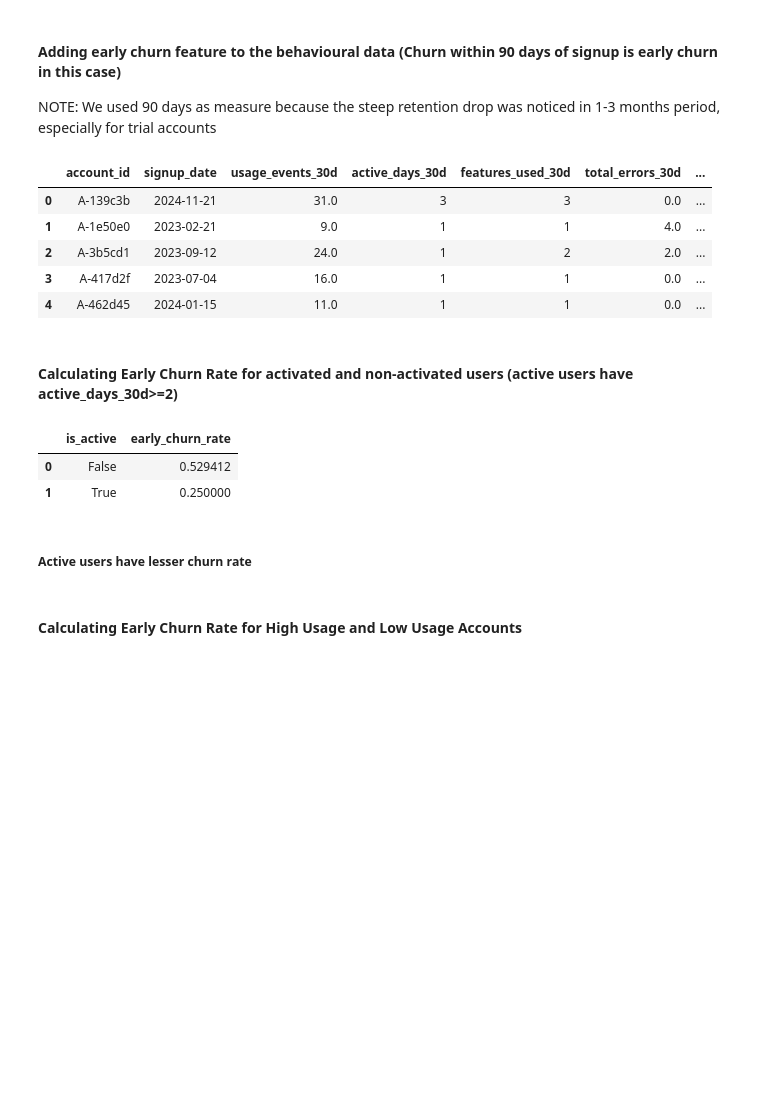
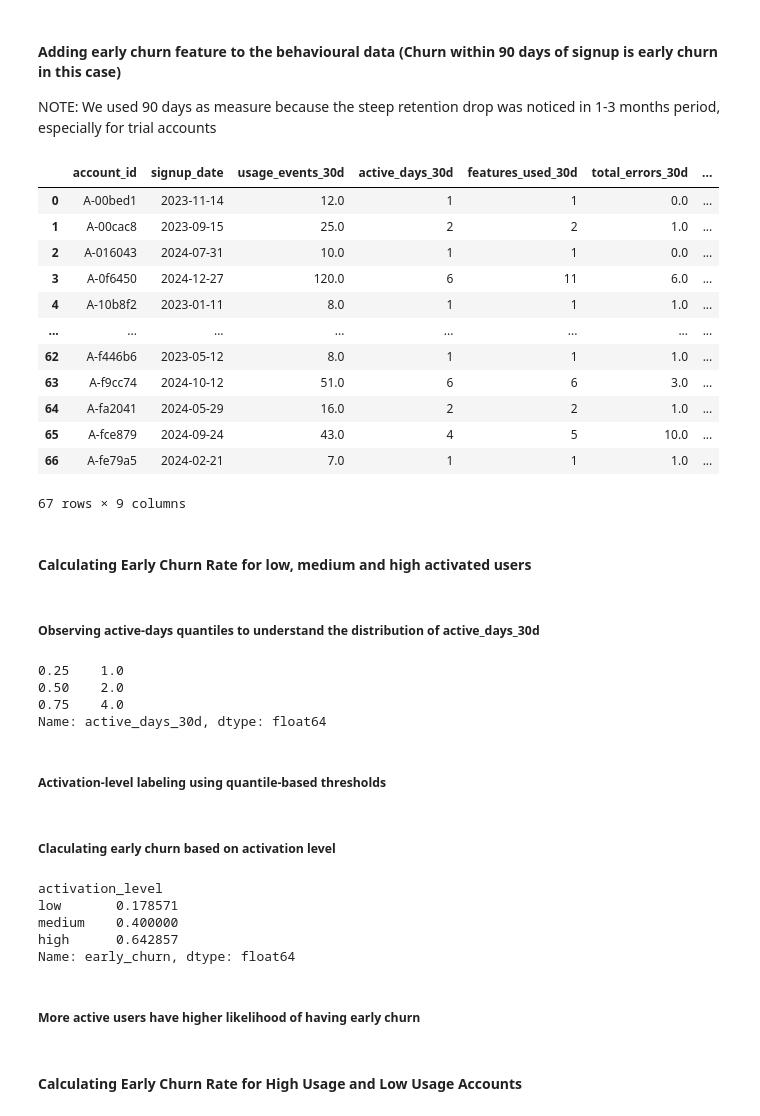
Before and after one commit to gosaindeeksha/saas-customer-churn-analysis, a Jupyter notebook: notebooks/cohort_behavioural.ipynb, the cells around one changed output. Drawn from its saved outputs; the diff is of its cells as text; code cells hidden in the pictures; blank space fills up the shorter version.

```diff
--- a/notebooks/cohort_behavioural.ipynb
+++ b/notebooks/cohort_behavioural.ipynb
@@ -111,21 +110,31 @@ behavioral_features.head()
 <h4><b>Adding early churn feature to the behavioural data </b>(Churn within 90 days of signup is early churn in this case)</h4><p>NOTE: We used 90 days as measure because the steep retention drop was noticed in 1-3 months period, especially for trial accounts</p>
 # %%
 behavioral_features["early_churn"] = (behavioral_features["churn_date"]<=(behavioral_features["signup_date"]+pd.Timedelta(days=90))).fillna(0).astype(bool)
-behavioral_features.head()
+behavioral_features
 # %% [output]
 |  | account_id | signup_date | usage_events_30d | active_days_30d | features_used_30d | total_errors_30d | ... |
-| 0 | A-139c3b | 2024-11-21 | 31.0 | 3 | 3 | 0.0 | ... |
-| 1 | A-1e50e0 | 2023-02-21 | 9.0 | 1 | 1 | 4.0 | ... |
-| 2 | A-3b5cd1 | 2023-09-12 | 24.0 | 1 | 2 | 2.0 | ... |
-| 3 | A-417d2f | 2023-07-04 | 16.0 | 1 | 1 | 0.0 | ... |
-| 4 | A-462d45 | 2024-01-15 | 11.0 | 1 | 1 | 0.0 | ... |
+| 0 | A-00bed1 | 2023-11-14 | 12.0 | 1 | 1 | 0.0 | ... |
+| 1 | A-00cac8 | 2023-09-15 | 25.0 | 2 | 2 | 1.0 | ... |
+| 2 | A-016043 | 2024-07-31 | 10.0 | 1 | 1 | 0.0 | ... |
+| 3 | A-0f6450 | 2024-12-27 | 120.0 | 6 | 11 | 6.0 | ... |
+| 4 | A-10b8f2 | 2023-01-11 | 8.0 | 1 | 1 | 1.0 | ... |
+| ... | ... | ... | ... | ... | ... | ... | ... |
+| 62 | A-f446b6 | 2023-05-12 | 8.0 | 1 | 1 | 1.0 | ... |
+| 63 | A-f9cc74 | 2024-10-12 | 51.0 | 6 | 6 | 3.0 | ... |
+| 64 | A-fa2041 | 2024-05-29 | 16.0 | 2 | 2 | 1.0 | ... |
+| 65 | A-fce879 | 2024-09-24 | 43.0 | 4 | 5 | 10.0 | ... |
+| 66 | A-fe79a5 | 2024-02-21 | 7.0 | 1 | 1 | 1.0 | ... |
+67 rows × 9 columns
 # %% [markdown]
-<h4><b>Calculating Early Churn Rate for activated and non-activated users (active users have active_days_30d>=2)</b></h4>
+<h4><b>Calculating Early Churn Rate for low, medium and high activated users</b></h4>
+# %% [markdown]
+<h5>Observing active-days quantiles to understand the distribution of active_days_30d</h5>
 # %%
-behavioral_features["is_active"]=(behavioral_features["active_days_30d"]>=2).astype(bool)
-active_early_churn = behavioral_features.groupby("is_active")["early_churn"].mean().reset_index(name="early_churn_rate")
-active_early_churn
+behavioral_features["active_days_30d"].quantile([0.25, 0.5, 0.75])
 # %% [output]
-|  | is_active | early_churn_rate |
-| 0 | False | 0.529412 |
-| 1 | True | 0.250000 |
+0.25    1.0
+0.50    2.0
+0.75    4.0
+Name: active_days_30d, dtype: float64
+# %% [markdown]
+<h5>Activation-level labeling using quantile-based thresholds</h5>
@@ -132,5 +149,16 @@ active_early_churn
+# %% [markdown]
+<h5>Claculating early churn based on activation level</h5>
+# %%
+behavioral_features.groupby("activation_level")["early_churn"].mean()
+# behavioral_features.groupby("activation_level")["account_id"].count()
+# %% [output]
+activation_level
+low       0.178571
+medium    0.400000
+high      0.642857
+Name: early_churn, dtype: float64
 # %% [markdown]
-<h5>Active users have lesser churn rate </h5>
+<h5>More active users have higher likelihood of having early churn </h5>
 # %% [markdown]
 <h4><b>Calculating Early Churn Rate for High Usage and Low Usage Accounts</b></h4>
 # %%
```
Also changed, not shown: parts of 14 cells of this notebook, 9 other files.
